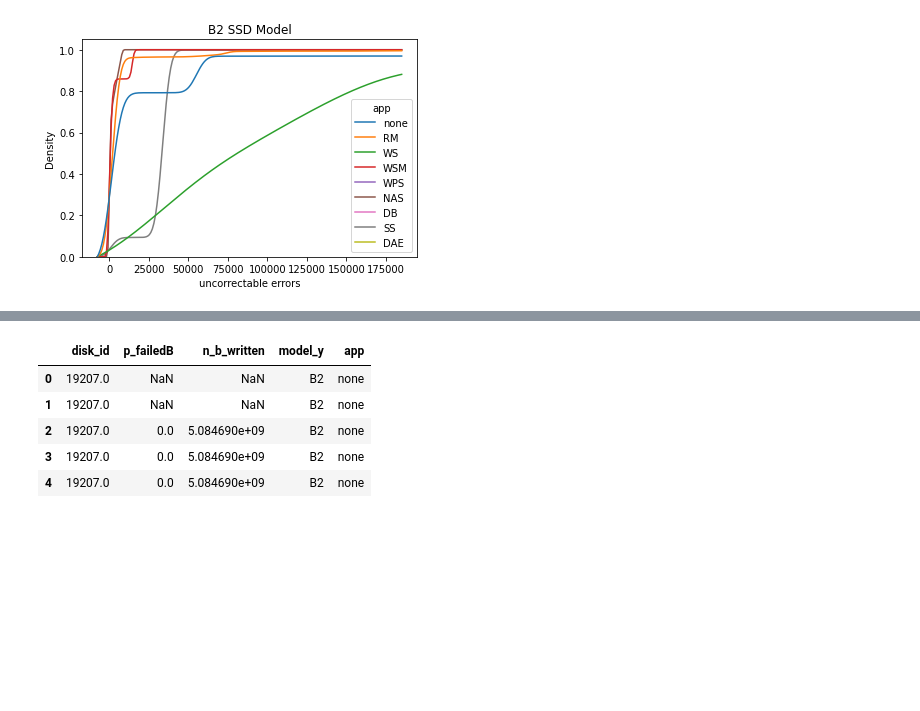
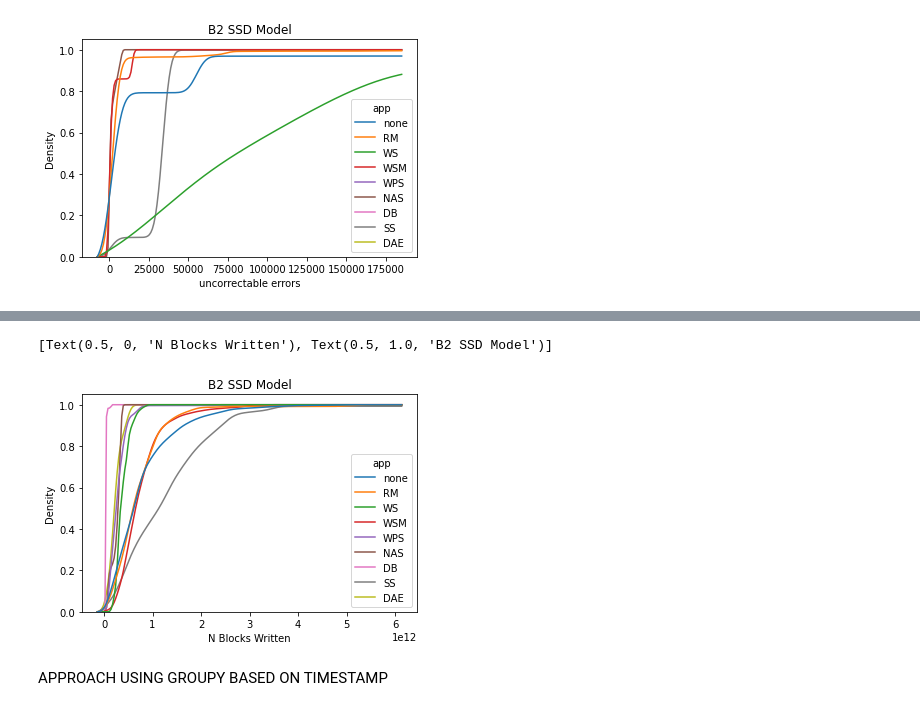
Before and after one commit to EricBorba/StorageFailurePredictor, a Jupyter notebook: onlyForTests.ipynb, the cells around one changed output, grey strips where cells are left out. Cells and saved outputs as stored; diff of their text form; code cells hidden in the pictures; blank space fills up the shorter version.

```diff
--- a/onlyForTests.ipynb
+++ b/onlyForTests.ipynb
@@ -217,3 +180,15 @@ graph.set(xlabel = "N Blocks Written", title ='B2 SSD Model')
+# %%
+graph = sns.kdeplot(
+    data=result, x="n_b_written", hue="app",
+    cumulative=True, common_norm=False, common_grid=True,
+)
+
+graph.set(xlabel = "N Blocks Written", title ='B2 SSD Model')
+# %% [output]
+[Text(0.5, 0, 'N Blocks Written'), Text(0.5, 1.0, 'B2 SSD Model')]
+[figure, added]
+# %% [markdown]
+APPROACH USING GROUPY BASED ON TIMESTAMP
 # %%
 ## agrupar qualquer metrica por dia (tirar a media do dia por exemplo)... para plotar uma contra a outra ... ou criar uma nova coluna para investigar relacoes (ex: Program error/write rate)
 
@@ -221,9 +195,0 @@ resultProgramError = result.groupby(['timestamp'], as_index=False)['p_failedB'].
-# %%
-result.head()
-# %% [output]
-|  | disk_id | p_failedB | n_b_written | model_y | app |
-| 0 | 19207.0 | NaN | NaN | B2 | none |
-| 1 | 19207.0 | NaN | NaN | B2 | none |
-| 2 | 19207.0 | 0.0 | 5.084690e+09 | B2 | none |
-| 3 | 19207.0 | 0.0 | 5.084690e+09 | B2 | none |
-| 4 | 19207.0 | 0.0 | 5.084690e+09 | B2 | none |
```
Also changed, not shown: parts of 27 cells of this notebook.
